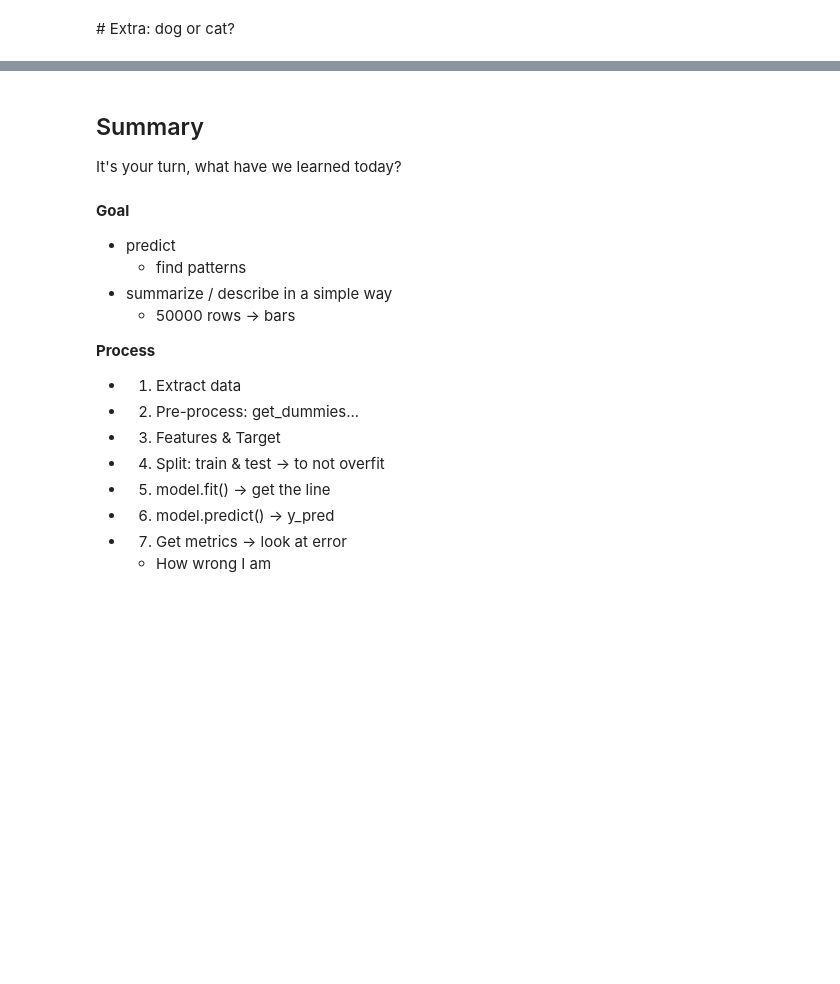
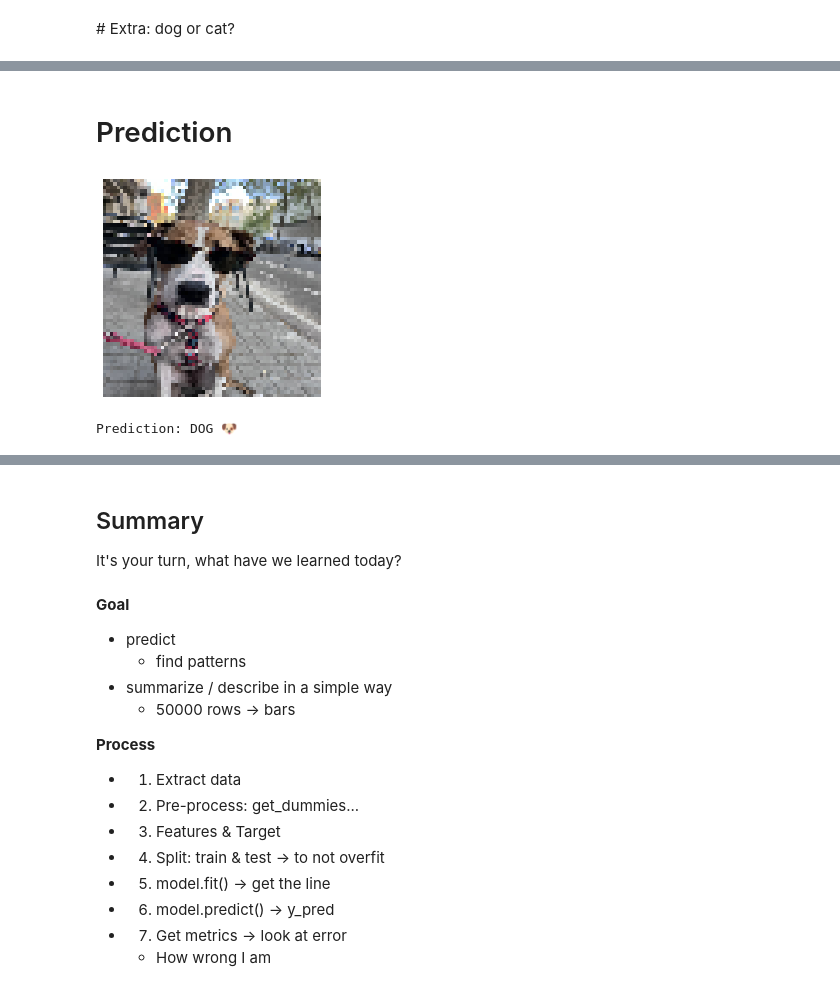
Before and after one commit to Ironhack-data-bcn-april-2023/lectures, a Jupyter notebook: week-7/03-Classification.ipynb, the cells around one changed output, grey strips where cells are left out. Drawn from its saved outputs; the diff is of its cells as text; code cells hidden in the pictures; blank space fills up the shorter version.

```diff
--- a/week-7/03-Classification.ipynb
+++ b/week-7/03-Classification.ipynb
@@ -714,0 +712,19 @@ print("Accuracy: {:.2f}%".format(accuracy * 100))
+# %%
+# Convert data to NumPy arrays
+X = np.array(X)
+y = np.array(y)
+
+# Flatten the image data
+X = X.reshape(X.shape[0], -1)
+
+# Split data into training and test sets
+X_train, X_test, y_train, y_test = train_test_split(X, y, test_size=0.2, random_state=42)
+
+# Train logistic regression model
+model = LogisticRegression()
+model.fit(X_train, y_train)
+
+# Evaluate model on test set
+y_pred = model.predict(X_test)
+accuracy = accuracy_score(y_test, y_pred)
+print("Accuracy:", accuracy)
@@ -714,0 +740,13 @@ print("Accuracy: {:.2f}%".format(accuracy * 100))
+# %%
+# Function to predict the class of an image
+def predict_image_class(image):
+    img = cv2.imread(image)
+    img = cv2.cvtColor(img, cv2.COLOR_BGR2RGB)  # Convert to RGB
+    img = cv2.resize(img, (64, 64))  # Resize image
+    flat_image = img.reshape(1, -1)
+    predicted_class = model.predict(flat_image)
+    cv2.imshow("sdsd", img)
+    plt.imshow(img)
+    plt.axis('off')
+    plt.show()
+    return "CAT 😻" if predicted_class[0] == 0 else "DOG 🐶"
@@ -714,0 +772,12 @@ print("Accuracy: {:.2f}%".format(accuracy * 100))
+# %%
+laura = "/Users/fernandocosta/Desktop/lauragato.jpeg"
+leti = "/Users/fernandocosta/Desktop/letigos.png"
+# %% [markdown]
+# Prediction
+# %%
+# Test prediction on a new image
+prediction = predict_image_class(leti)
+print("Prediction:", prediction)
+# %% [output]
+[figure, added]
+Prediction: DOG 🐶
```
Also changed, not shown: parts of 12 cells of this notebook.
